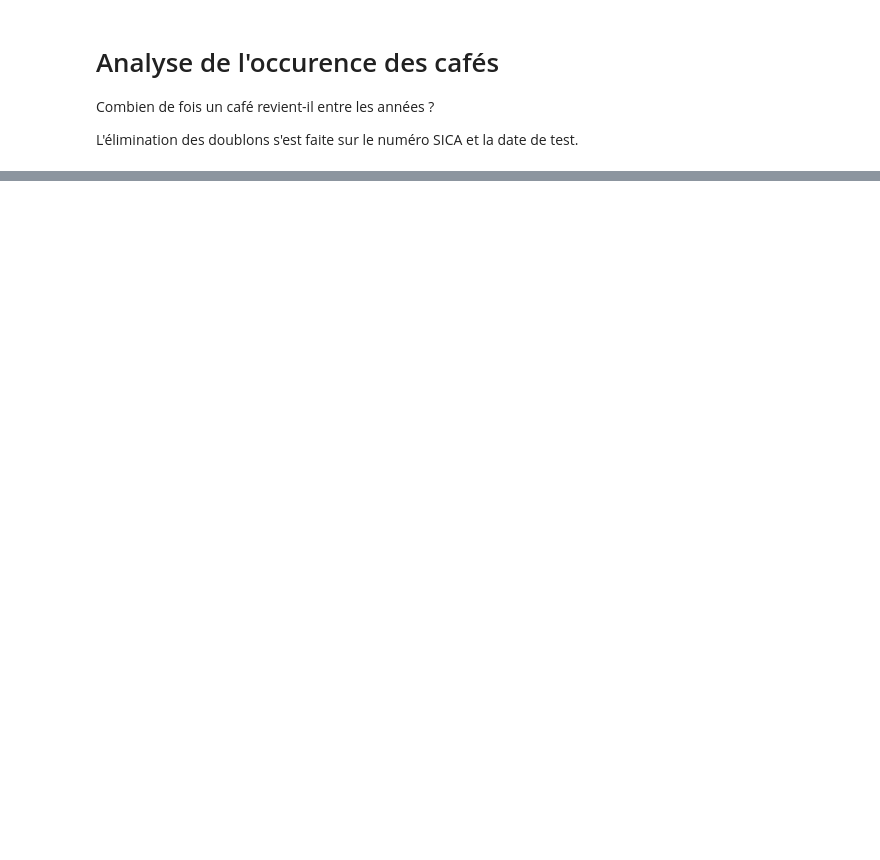
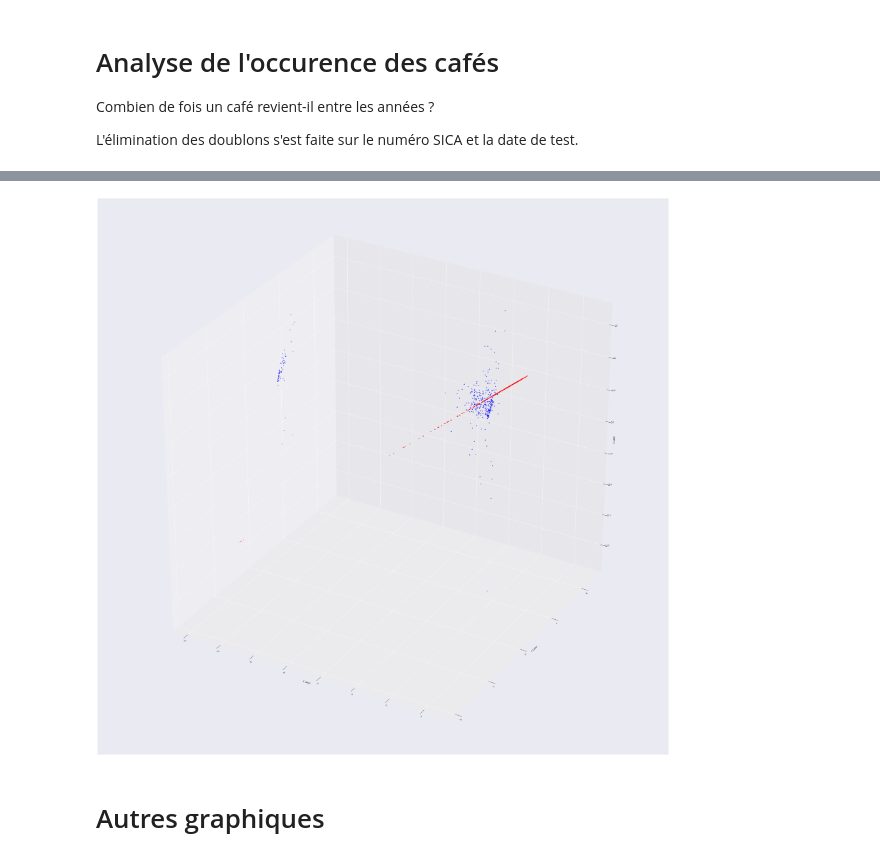
Before and after one commit to ThibaultSchowing/Bachelor_Thesis_2017_Sources, a Jupyter notebook: Notebook/DataAnalysis/2_CoffeeDataExploration.ipynb, the cells around one changed output, grey strips where cells are left out. Drawn from its saved outputs; the diff is of its cells as text; code cells hidden in the pictures; blank space fills up the shorter version.

```diff
--- a/Notebook/DataAnalysis/2_CoffeeDataExploration.ipynb
+++ b/Notebook/DataAnalysis/2_CoffeeDataExploration.ipynb
@@ -134,2 +201,50 @@ plt.show()
+# %%
+'''import pandas as pd
+import numpy as np
+from sklearn.decomposition import PCA
+
+
+pca = PCA(n_components=2)
+pca.fit(dftmp)
+
+pca.components_
+
+sns.jointplot(pca.components_[0],pca.components_[1])
+'''
+
+
+from mpl_toolkits.mplot3d import Axes3D
+import matplotlib.pyplot as plt
+import numpy as np
+
+
+fig = plt.figure(figsize=(50,50))
+ax = fig.add_subplot(111, projection='3d')
+
+
+# For each set of style and range settings, plot n random points in the box
+# defined by x in [23, 32], y in [0, 100], z in [zlow, zhigh].
+xs = mlab_pca.Y[0:start_newyear,0]
+ys = mlab_pca.Y[0:start_newyear,1]
+zs = mlab_pca.Y[0:start_newyear,2]
+
+ax.scatter(xs, ys, zs, c=c, marker=m)
+
+xs = mlab_pca.Y[start_newyear:last_index,0]
+ys = mlab_pca.Y[start_newyear:last_index,0]
+zs = mlab_pca.Y[start_newyear:last_index,0]
+
+ax.scatter(xs, ys, zs, c='red', marker=m)
+
+
+ax.set_xlabel('X Label')
+ax.set_ylabel('Y Label')
+ax.set_zlabel('Z Label')
+
+plt.show()
+# %% [output]
+[figure, added]
+# %% [markdown]
+# Autres graphiques
 # %%
 df.boxplot('Puntaje Total', 'year')
```
Also changed, not shown: parts of 19 cells of this notebook, 24 other files.
